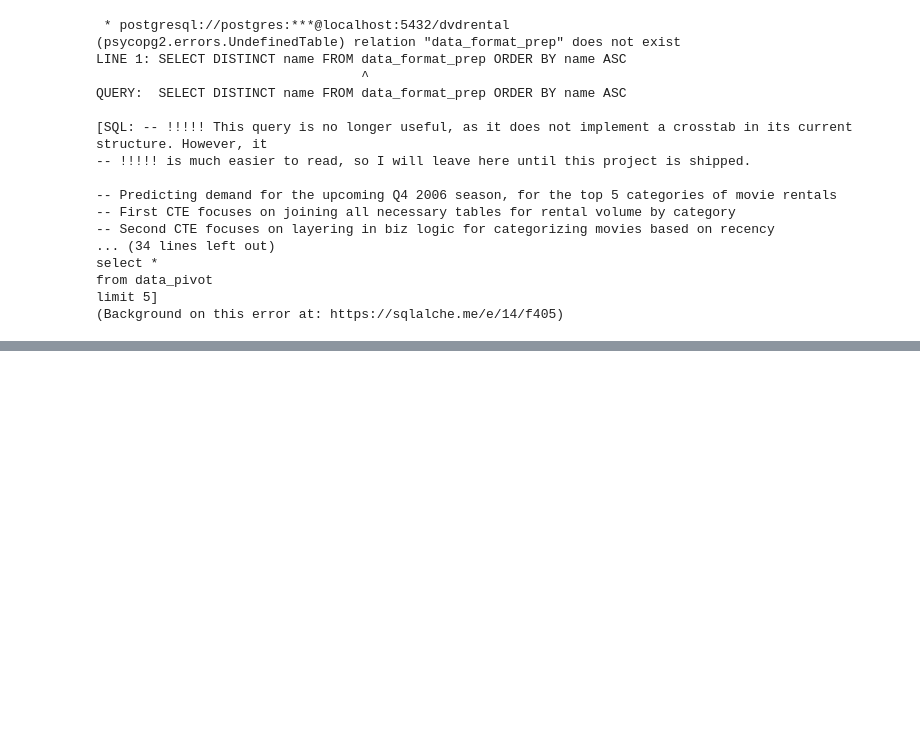
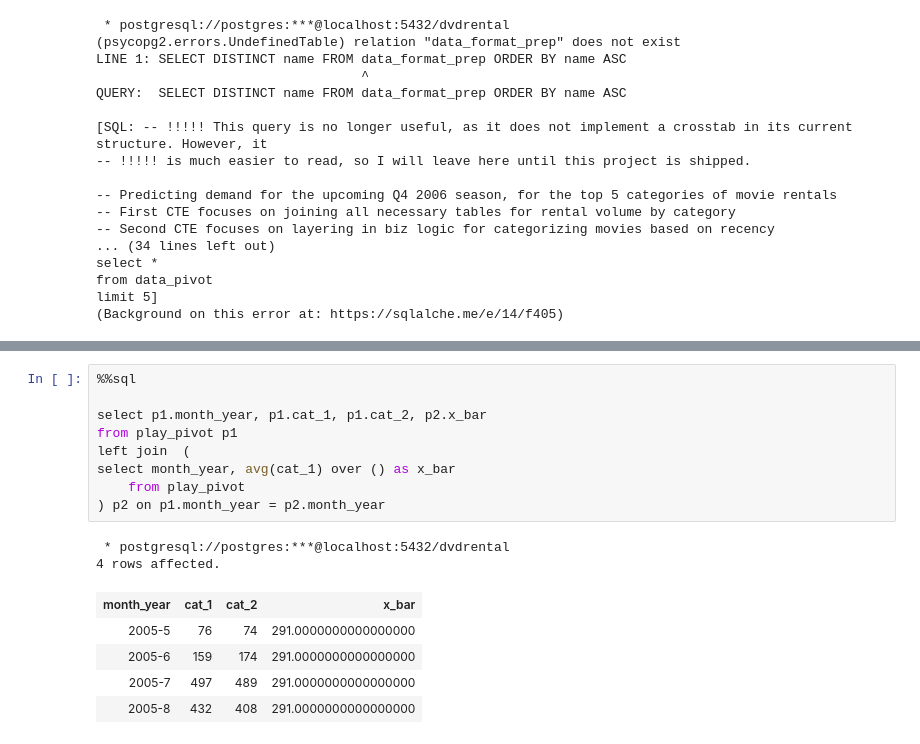
Before and after one commit to digital-tyler/diy_database, a Jupyter notebook: database_sample_data.ipynb, the cells around one changed output, grey strips where cells are left out. Drawn from its saved outputs; the diff is of its cells as text; blank space fills up the shorter version.

```diff
--- a/database_sample_data.ipynb
+++ b/database_sample_data.ipynb
@@ -520,0 +706,17 @@ trend_line as (
+# %%
+%%sql
+
+select p1.month_year, p1.cat_1, p1.cat_2, p2.x_bar
+from play_pivot p1
+left join  (
+select month_year, avg(cat_1) over () as x_bar
+    from play_pivot
+) p2 on p1.month_year = p2.month_year
+# %% [output]
+ * postgresql://postgres:***@localhost:5432/dvdrental
+4 rows affected.
+| month_year | cat_1 | cat_2 | x_bar |
+| 2005-5 | 76 | 74 | 291.0000000000000000 |
+| 2005-6 | 159 | 174 | 291.0000000000000000 |
+| 2005-7 | 497 | 489 | 291.0000000000000000 |
+| 2005-8 | 432 | 408 | 291.0000000000000000 |
```
Also changed, not shown: parts of 15 cells of this notebook.
